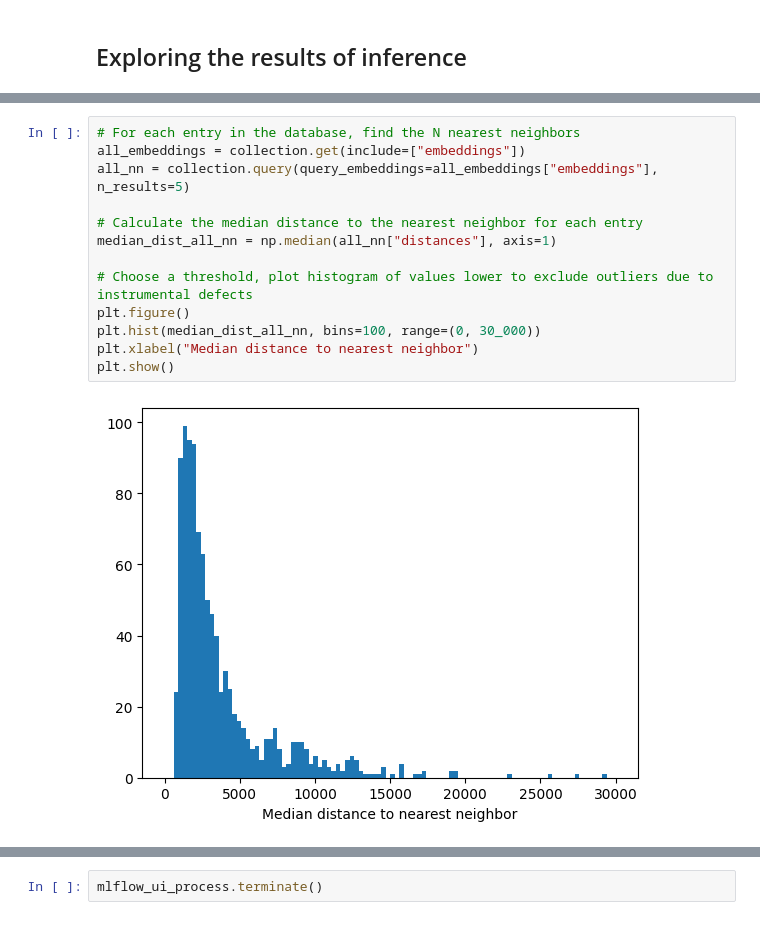
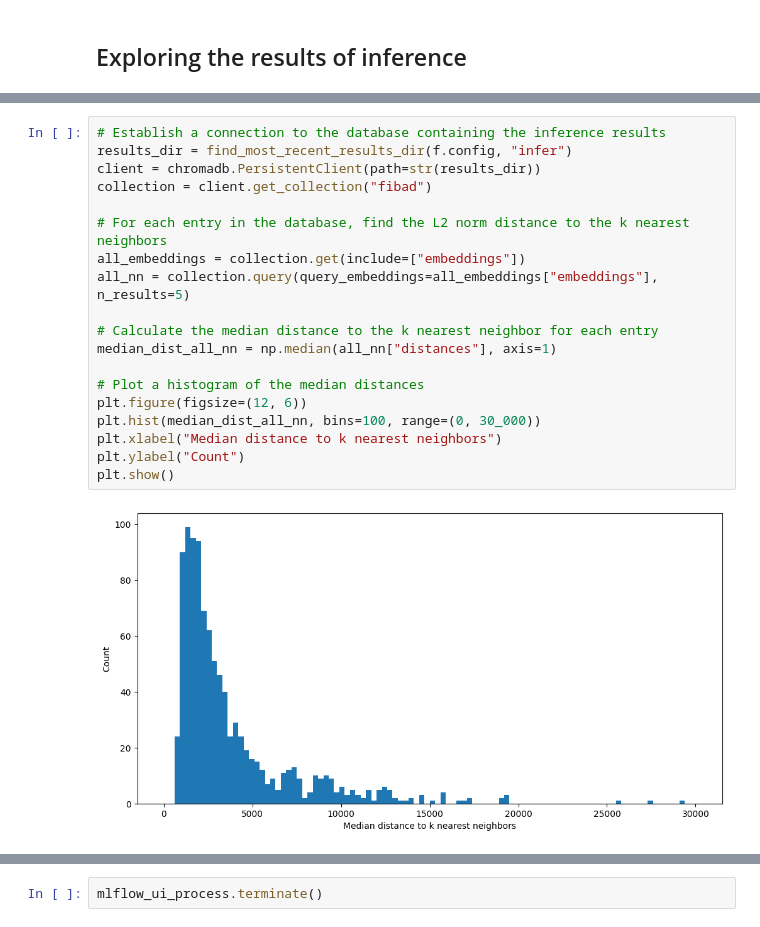
Before and after one commit to lincc-frameworks/fibad, a Jupyter notebook: docs/pre_executed/mpr_demo.ipynb, the cells around one changed output, grey strips where cells are left out. Cells and saved outputs as stored; diff of their text form.

```diff
--- a/docs/pre_executed/mpr_demo.ipynb
+++ b/docs/pre_executed/mpr_demo.ipynb
@@ -322,15 +311,21 @@ Plotting a histogram of the distances reveals a long tail indicating that there
 # %%
-# For each entry in the database, find the N nearest neighbors
+# Establish a connection to the database containing the inference results
+results_dir = find_most_recent_results_dir(f.config, "infer")
+client = chromadb.PersistentClient(path=str(results_dir))
+collection = client.get_collection("fibad")
+
+# For each entry in the database, find the L2 norm distance to the k nearest neighbors
 all_embeddings = collection.get(include=["embeddings"])
 all_nn = collection.query(query_embeddings=all_embeddings["embeddings"], n_results=5)
 
-# Calculate the median distance to the nearest neighbor for each entry
+# Calculate the median distance to the k nearest neighbor for each entry
 median_dist_all_nn = np.median(all_nn["distances"], axis=1)
 
-# Choose a threshold, plot histogram of values lower to exclude outliers due to instrumental defects
-plt.figure()
+# Plot a histogram of the median distances
+plt.figure(figsize=(12, 6))
 plt.hist(median_dist_all_nn, bins=100, range=(0, 30_000))
-plt.xlabel("Median distance to nearest neighbor")
+plt.xlabel("Median distance to k nearest neighbors")
+plt.ylabel("Count")
 plt.show()
 # %% [output]
-[figure, old version]
+[figure, new version]
```
Also changed, not shown: parts of 27 cells of this notebook, 8 other files.
